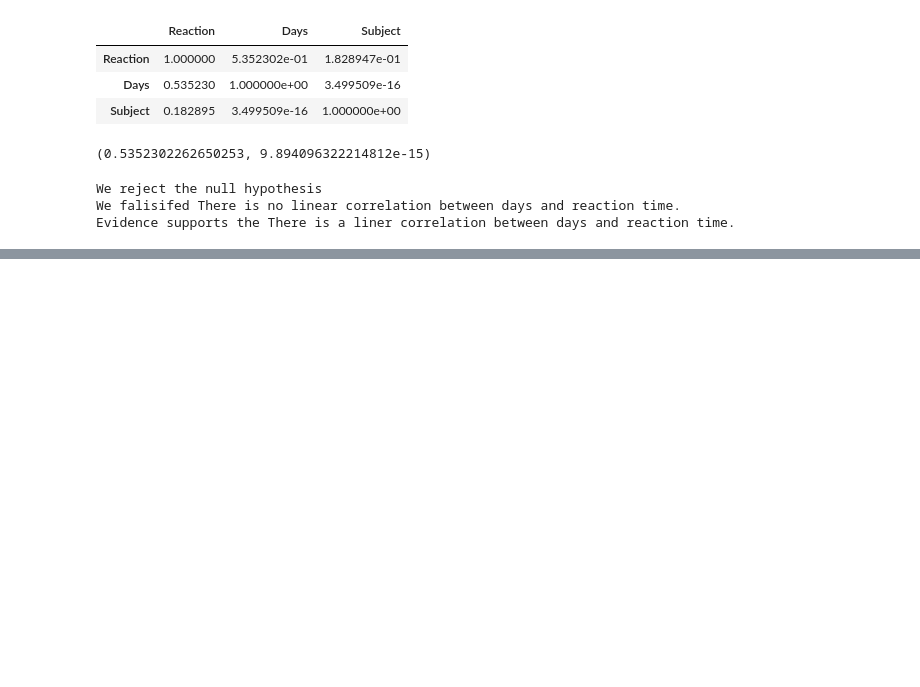
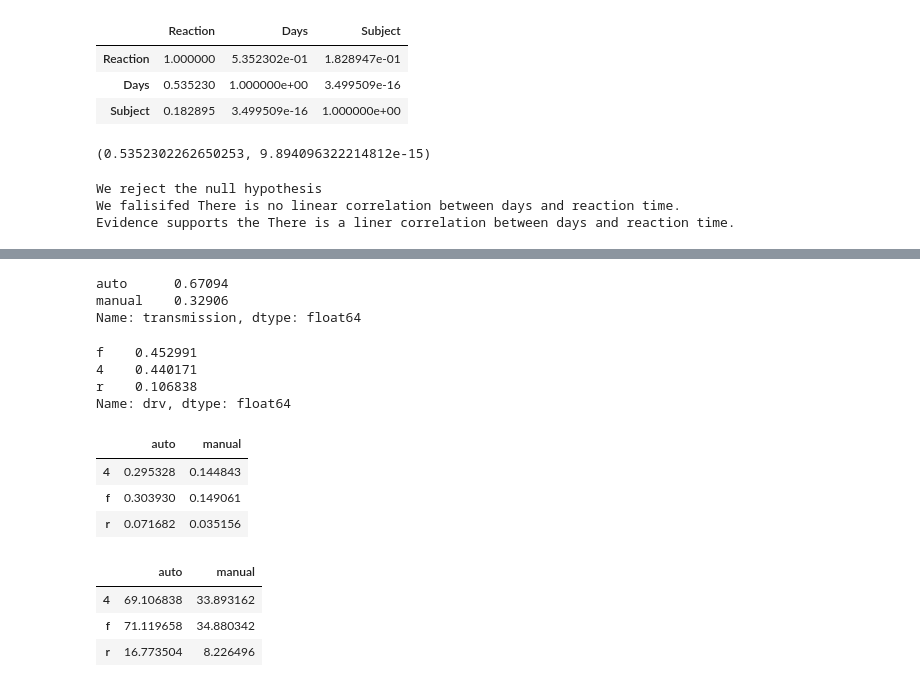
Before and after one commit to randyfrench/statistics-exercises, a Jupyter notebook: hypothesis_testing.ipynb, the cells around one changed output, grey strips where cells are left out. Cells and saved outputs as stored; diff of their text form; code cells hidden in the pictures; blank space fills up the shorter version.

```diff
--- a/hypothesis_testing.ipynb
+++ b/hypothesis_testing.ipynb
@@ -321,0 +440,39 @@ Evidence supports the There is a liner correlation between days and reaction tim
+# %%
+n = mpg.shape[0]
+
+transmission_proportions = mpg.transmission.value_counts() / n
+transmission_proportions
+# %% [output]
+auto      0.67094
+manual    0.32906
+Name: transmission, dtype: float64
+# %%
+drive_proportions = mpg.drv.value_counts() / n
+drive_proportions
+# %% [output]
+f    0.452991
+4    0.440171
+r    0.106838
+Name: drv, dtype: float64
+# %%
+expected = pd.DataFrame()
+
+for transmission_group, t_prop in transmission_proportions.iteritems():
+    for drive_group, d_prop in drive_proportions.iteritems():
+        expected.loc[drive_group, transmission_group] = t_prop * d_prop
+
+expected.sort_index(inplace=True)
+expected
+# %% [output]
+|  | auto | manual |
+| 4 | 0.295328 | 0.144843 |
+| f | 0.303930 | 0.149061 |
+| r | 0.071682 | 0.035156 |
+# %%
+expected *= n
+expected
+# %% [output]
+|  | auto | manual |
+| 4 | 69.106838 | 33.893162 |
+| f | 71.119658 | 34.880342 |
+| r | 16.773504 | 8.226496 |
```
Also changed, not shown: parts of 13 cells of this notebook.
